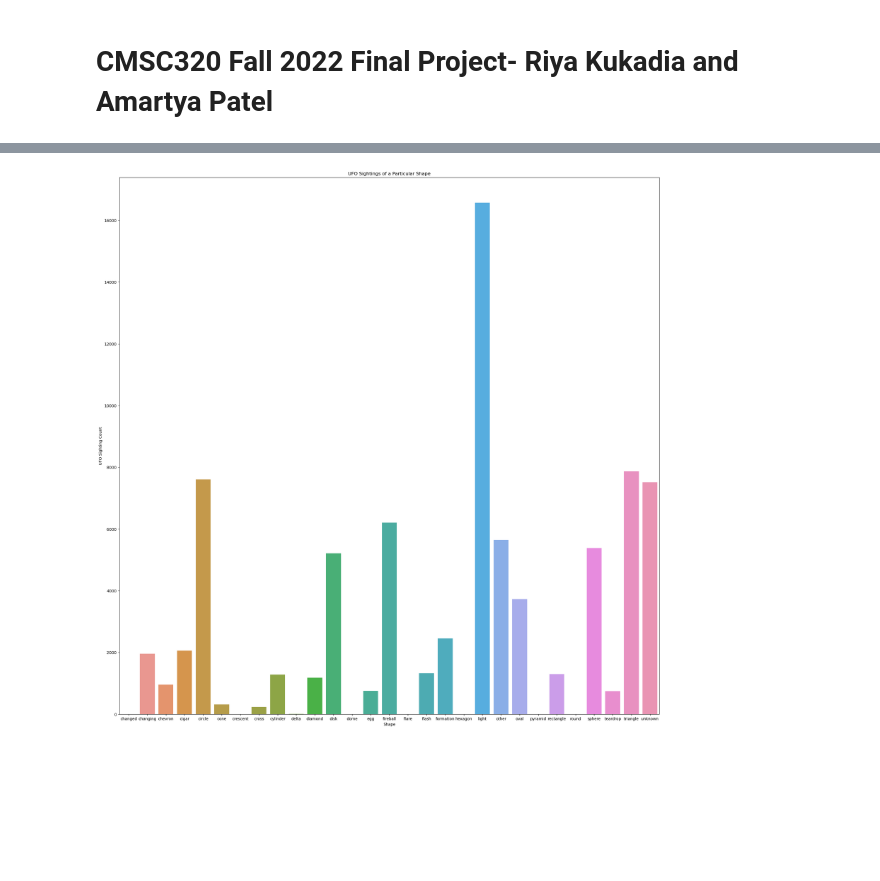
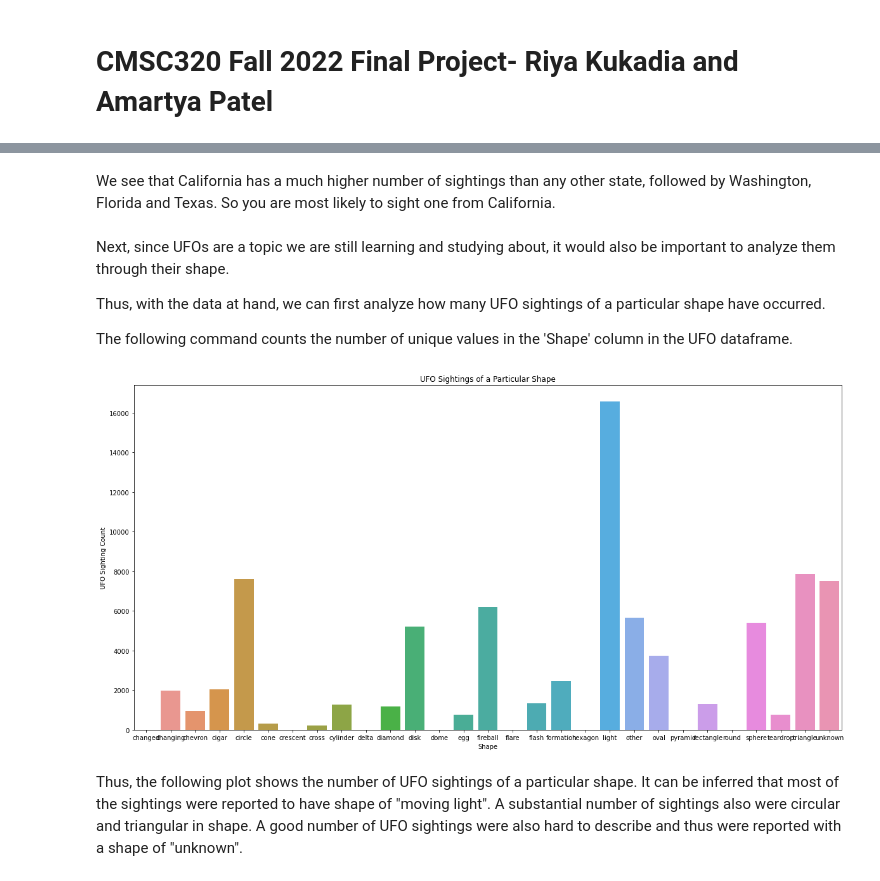
Before and after one commit to riyakukadia/320project, a Jupyter notebook: Final Project.ipynb, the cells around one changed output, grey strips where cells are left out. Drawn from its saved outputs; the diff is of its cells as text; code cells hidden in the pictures; blank space fills up the shorter version.

Commit message:
added markdown and new plots

```diff
--- a/Final Project.ipynb
+++ b/Final Project.ipynb
@@ -100,0 +79,6 @@ UFO_Dataframe.head()
+# %%
+UFO_Dataframe['Duration (seconds)'] = UFO_Dataframe['Duration (seconds)'].str.strip('`')
+# %%
+UFO_Dataframe['Latitude'] = UFO_Dataframe['Latitude'].astype(float)
+UFO_Dataframe['Longitude'] = UFO_Dataframe['Longitude'].astype(float)
+UFO_Dataframe['Duration (seconds)'] = UFO_Dataframe['Duration (seconds)'].astype(float)
@@ -101,30 +135,29 @@ UFO_Dataframe.head()
+# %% [markdown]
+We see that California has a much higher number of sightings than any other state, followed by Washington, Florida and Texas. So you are most likely to sight one from California.
+# %% [markdown]
+Next, since UFOs are a topic we are still learning and studying about, it would also be important to analyze them through
+their shape.
+
+Thus, with the data at hand, we can first analyze how many UFO sightings of a particular shape have occurred.
+
+The following command counts the number of unique values in the 'Shape' column in the UFO dataframe.
 # %%
-# Next, since UFOs are a topic we are still learning and studying about, it would also be important to analyze them through
-# their shape.
-
-# Thus, with the data at hand, we can first analyze how many UFO sightings of a particular shape have occurred.
-
-# The following command counts the number of unique values in the 'Shape' column in the UFO dataframe.
 UFO_Shape_Count = UFO_Dataframe.groupby('Shape').size().reset_index()
 
 # Rename the columns for better understanding.
 UFO_Shape_Count.columns = ["Shape", "Count"]
 
-UFO_Shape_Count.head()
-
-fig, ax = plt.subplots(figsize=(25, 25))
+fig, ax = plt.subplots(figsize=(20, 10))
 
 UFO_Shape_Count_plot = sns.barplot(data = UFO_Shape_Count, x = "Shape", y = "Count")
 
 UFO_Shape_Count_plot = UFO_Shape_Count_plot.set(xlabel = "Shape", ylabel = "UFO Sighting Count", title ='UFO Sightings of a Particular Shape')
 
 plt.show()
-
-# Thus, the following plot shows the number of UFO sightings of a particular shape. It can be inferred that most of the
-# sightings were reported to have shape of "moving light". A substantial number of sightings also were circular and triangular
-# in shape. A good number of UFO sightings were also hard to describe and thus were reported with a shape of "unknown".
 # %% [output]
-[figure, old version]
+[figure, new version]
+# %% [markdown]
+Thus, the following plot shows the number of UFO sightings of a particular shape. It can be inferred that most of the sightings were reported to have shape of "moving light". A substantial number of sightings also were circular and triangular in shape. A good number of UFO sightings were also hard to describe and thus were reported with a shape of "unknown".
 # %%
 # Next, in the same vein we can analyze the shape of the UFO sightings with respect to time (in years) to see if any particular
 # shape is particularly seen more often (over time).
```
Also changed, not shown: parts of 29 cells of this notebook, 1 other file.
